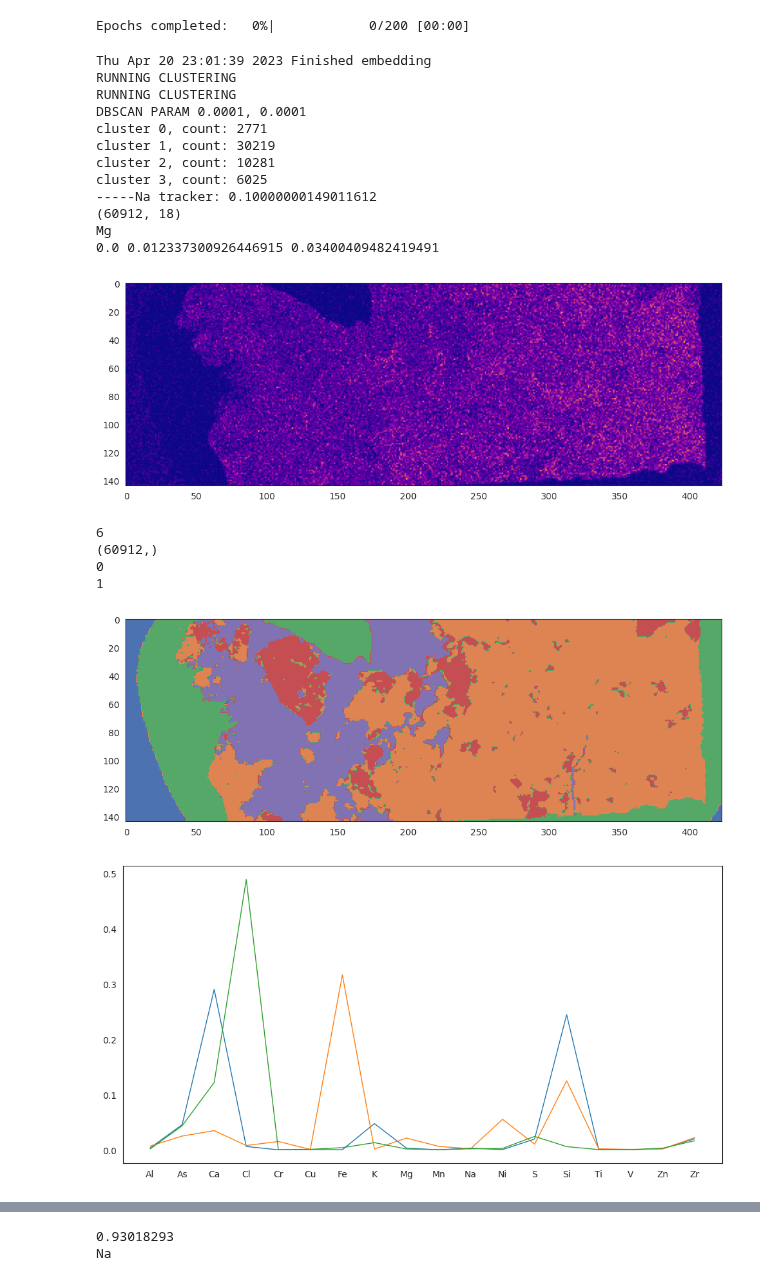
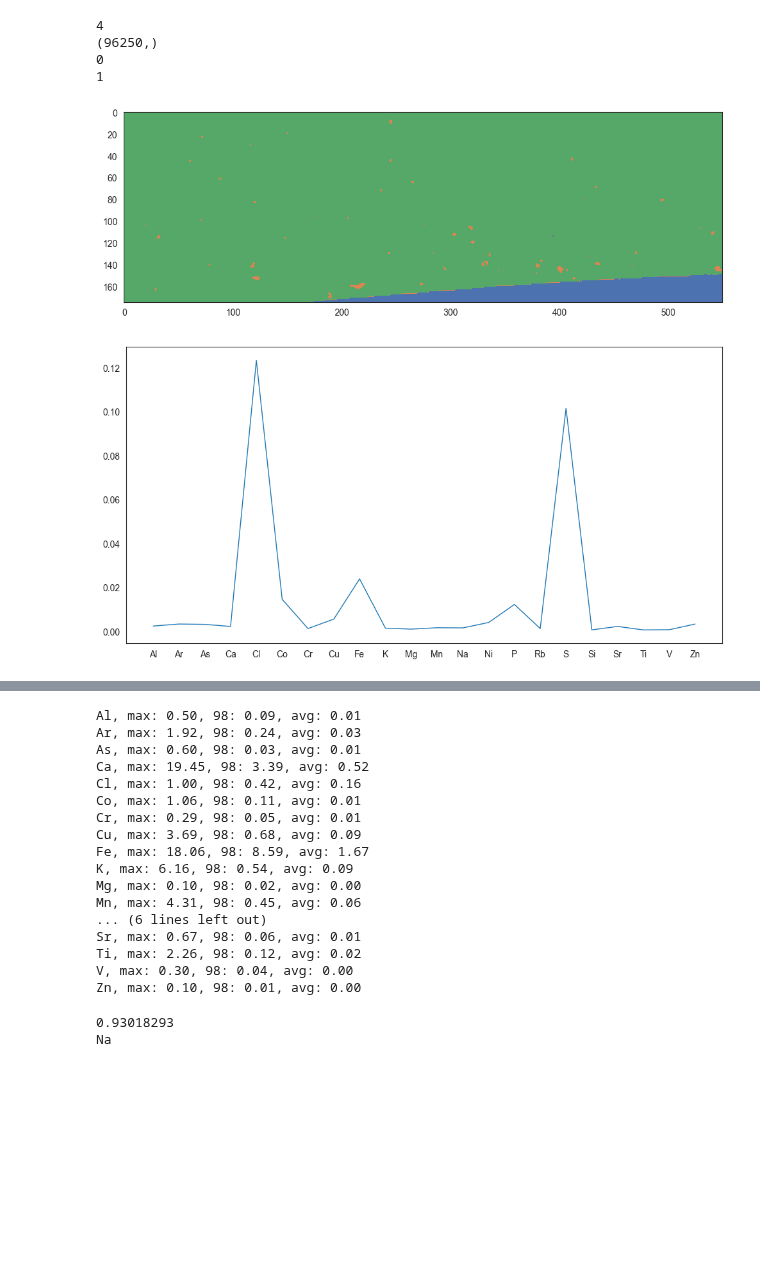
Before and after one commit to lachlanc61/ColourspecXFM, a Jupyter notebook: notebooks/dbscan.ipynb, the cells around one changed output, grey strips where cells are left out. Saved outputs shown, nothing was run; the diff lists cells and outputs as text; code cells hidden in the pictures; blank space fills up the shorter version.

Commit message:
separate load/process for embeddings, clusterings, classavg etc

```diff
--- a/notebooks/dbscan.ipynb
+++ b/notebooks/dbscan.ipynb
@@ -10,25 +10,27 @@ import umap.umap_ as umap
 sys.path.insert(0,'..')
 
 
-ALLDIR='/home/lachlan/DATA/datasets/XFMDATA/Zoe/slides_99um/s4'
+ALLDIR='/mnt/d/DATA/XFMDATA/2023/Nicholls_Loren/mounts_ansto_230418/230420_qz200um_cut/tiff'
 BASEDIR = "/home/lachlan/"
 TIFDIR = "DATA/datasets/XFMDATA/Zoe/slides_99um/s4"
 EXT='.tiff'
 
 image_directory = os.path.join(BASEDIR, TIFDIR)
+image_directory = ALLDIR
 # %%
 %load_ext autoreload
 %autoreload 2
 
 import xfmreadout.processed_ops as processed_ops
 
-FORCE=True
+FORCE_EMBED=False
+FORCE_CLUST=True
 
 data, elements, dims = processed_ops.get_data(image_directory)
 
 
 print(f"-----{elements[10]} tracker: {np.max(data[:,10])}")
-categories, classavg, embedding, clusttimes, data, dims = processed_ops.process(data, dims, image_directory, force=FORCE)
+categories, classavg, embedding, clusttimes, data, dims = processed_ops.process(data, dims, image_directory, force_embed=FORCE_EMBED, force_clust=FORCE_CLUST)
 print(f"-----{elements[10]} tracker: {np.max(data[:,10])}")
 
 processed_ops.plot_all(categories, classavg, embedding, data, elements, dims)
@@ -56,20 +60,6 @@ Thu Apr 20 23:01:14 2023 Construct embedding
-Epochs completed:   0%|            0/200 [00:00]
+4
+(96250,)
+0
+1
-Thu Apr 20 23:01:39 2023 Finished embedding
-RUNNING CLUSTERING
-RUNNING CLUSTERING
-DBSCAN PARAM 0.0001, 0.0001
-cluster 0, count: 2771
-cluster 1, count: 30219
-cluster 2, count: 10281
-cluster 3, count: 6025
------Na tracker: 0.10000000149011612
-(60912, 18)
-Mg
-0.0 0.012337300926446915 0.03400409482419491
-[figure, old version]
-6
-(60912,)
-0
-1
-[figure, old version]
+[figure, new version]
-[figure, old version]
+[figure, new version]
@@ -95,3 +67,20 @@ Zr, max: 0.73, 98: 0.10, avg: 0.02
+Al, max: 0.50, 98: 0.09, avg: 0.01
+Ar, max: 1.92, 98: 0.24, avg: 0.03
+As, max: 0.60, 98: 0.03, avg: 0.01
+Ca, max: 19.45, 98: 3.39, avg: 0.52
+Cl, max: 1.00, 98: 0.42, avg: 0.16
+Co, max: 1.06, 98: 0.11, avg: 0.01
+Cr, max: 0.29, 98: 0.05, avg: 0.01
+Cu, max: 3.69, 98: 0.68, avg: 0.09
+Fe, max: 18.06, 98: 8.59, avg: 1.67
+K, max: 6.16, 98: 0.54, avg: 0.09
+Mg, max: 0.10, 98: 0.02, avg: 0.00
+Mn, max: 4.31, 98: 0.45, avg: 0.06
+... (6 lines left out)
+Sr, max: 0.67, 98: 0.06, avg: 0.01
+Ti, max: 2.26, 98: 0.12, avg: 0.02
+V, max: 0.30, 98: 0.04, avg: 0.00
+Zn, max: 0.10, 98: 0.01, avg: 0.00
 # %%
 print(max(data[10]))
 print(elements[10])
```
Also changed, not shown: parts of 1 cell of this notebook, 2 other files.
